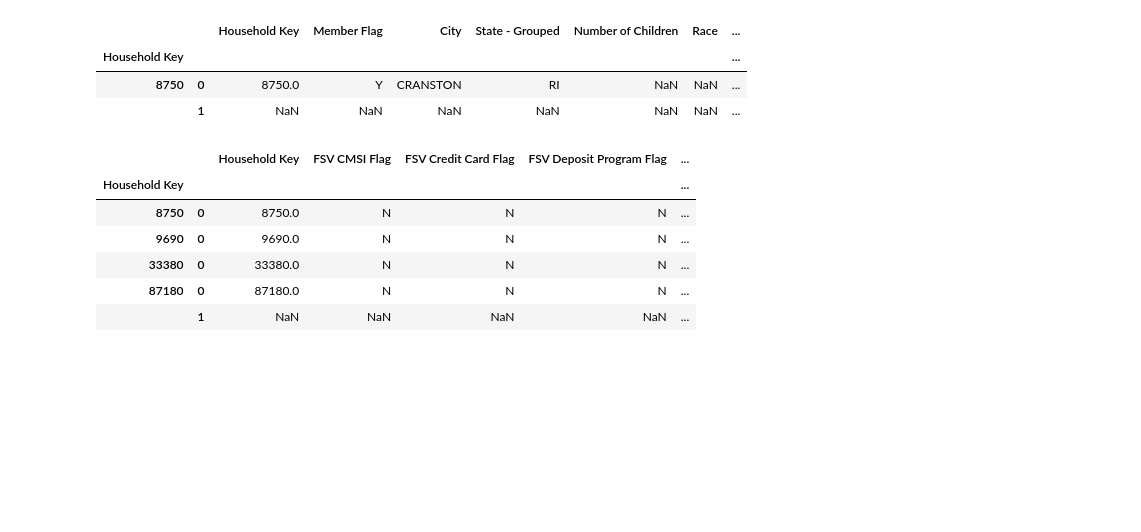
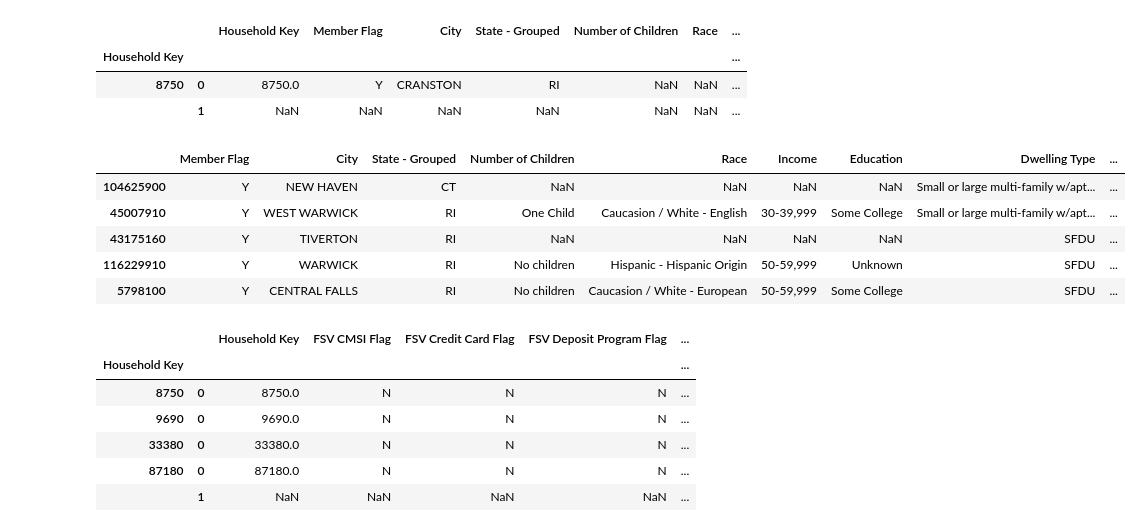
Before and after one commit to mllogeo/MLPGD_Capstone_Project, a Jupyter notebook: scripts/main.ipynb, the cells around one changed output. Drawn from its saved outputs; the diff is of its cells as text; code cells hidden in the pictures; blank space fills up the shorter version.

```diff
--- a/scripts/main.ipynb
+++ b/scripts/main.ipynb
@@ -195,6 +195,19 @@ for house_id in tqdm_notebook(df_original['Household Key'].unique().tolist(), de
         result = string.loc[house_id].iloc[0] # we store it because we can not change it so far
 
         post_processed_string = pd.concat([post_processed_string, result.to_frame().T]) # # and we store on our new dataframe
+# %%
+post_processed_string = post_processed_string.set_index('Household Key') # set index to be sorted as Household Key values
+
+post_processed_string.index = post_processed_string.index.astype(int)
+
+post_processed_string.head(n=5)
+# %% [output]
+|  | Member Flag | City | State - Grouped | Number of Children | Race | Income | Education | Dwelling Type | ... |
+| 104625900 | Y | NEW HAVEN | CT | NaN | NaN | NaN | NaN | Small or large multi-family w/apt... | ... |
+| 45007910 | Y | WEST WARWICK | RI | One Child | Caucasion / White - English | 30-39,999 | Some College | Small or large multi-family w/apt... | ... |
+| 43175160 | Y | TIVERTON | RI | NaN | NaN | NaN | NaN | SFDU | ... |
+| 116229910 | Y | WARWICK | RI | No children | Hispanic - Hispanic Origin | 50-59,999 | Unknown | SFDU | ... |
+| 5798100 | Y | CENTRAL FALLS | RI | No children | Caucasion / White - European | 50-59,999 | Some College | SFDU | ... |
 # %%
 binary_categoricals = binary.groupby('Household Key').apply(lambda x: x.mode()) # grouping by the mode of each categorical per each Household Key
 # %%
```
Also changed, not shown: parts of 32 cells of this notebook.
